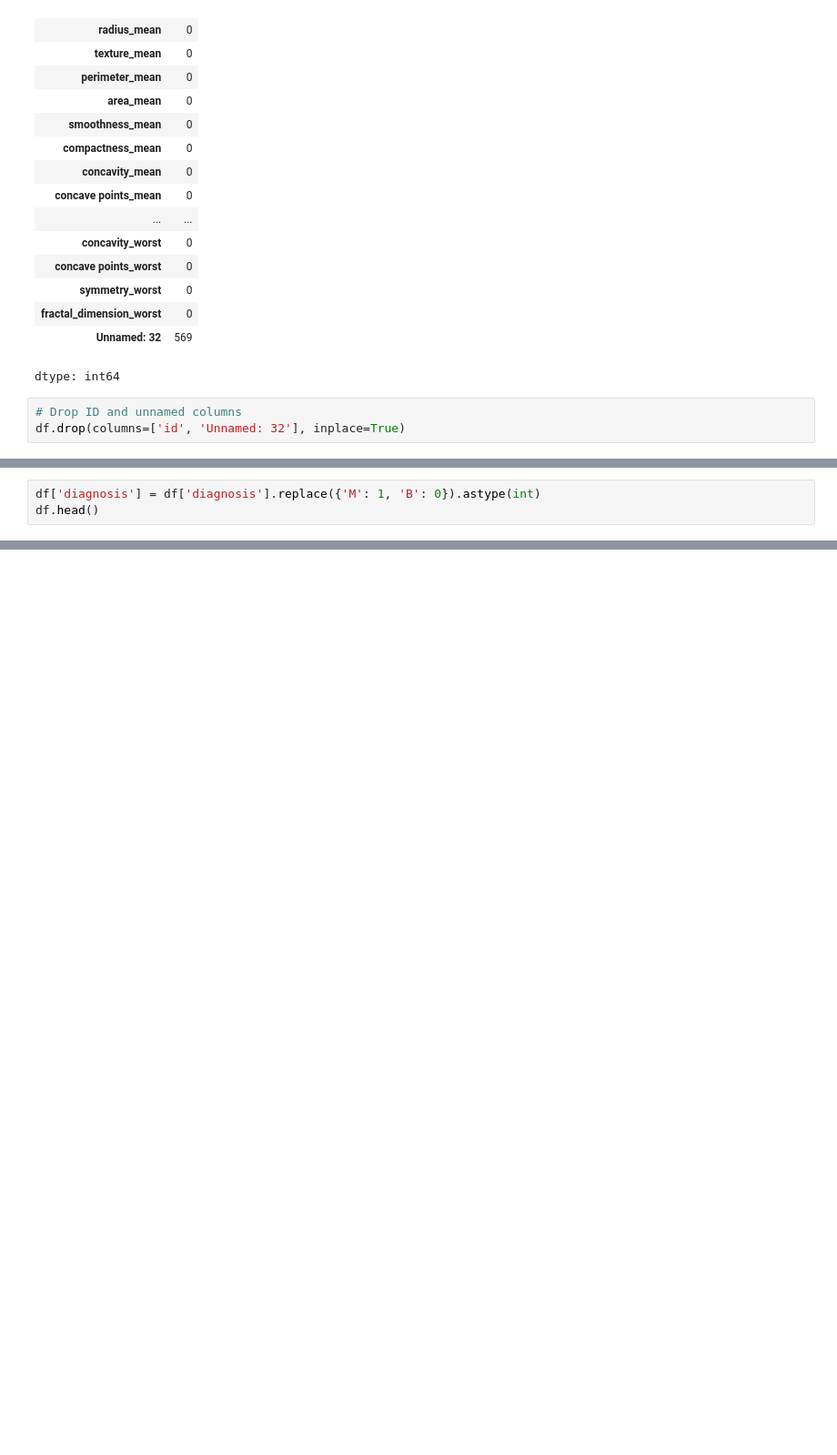
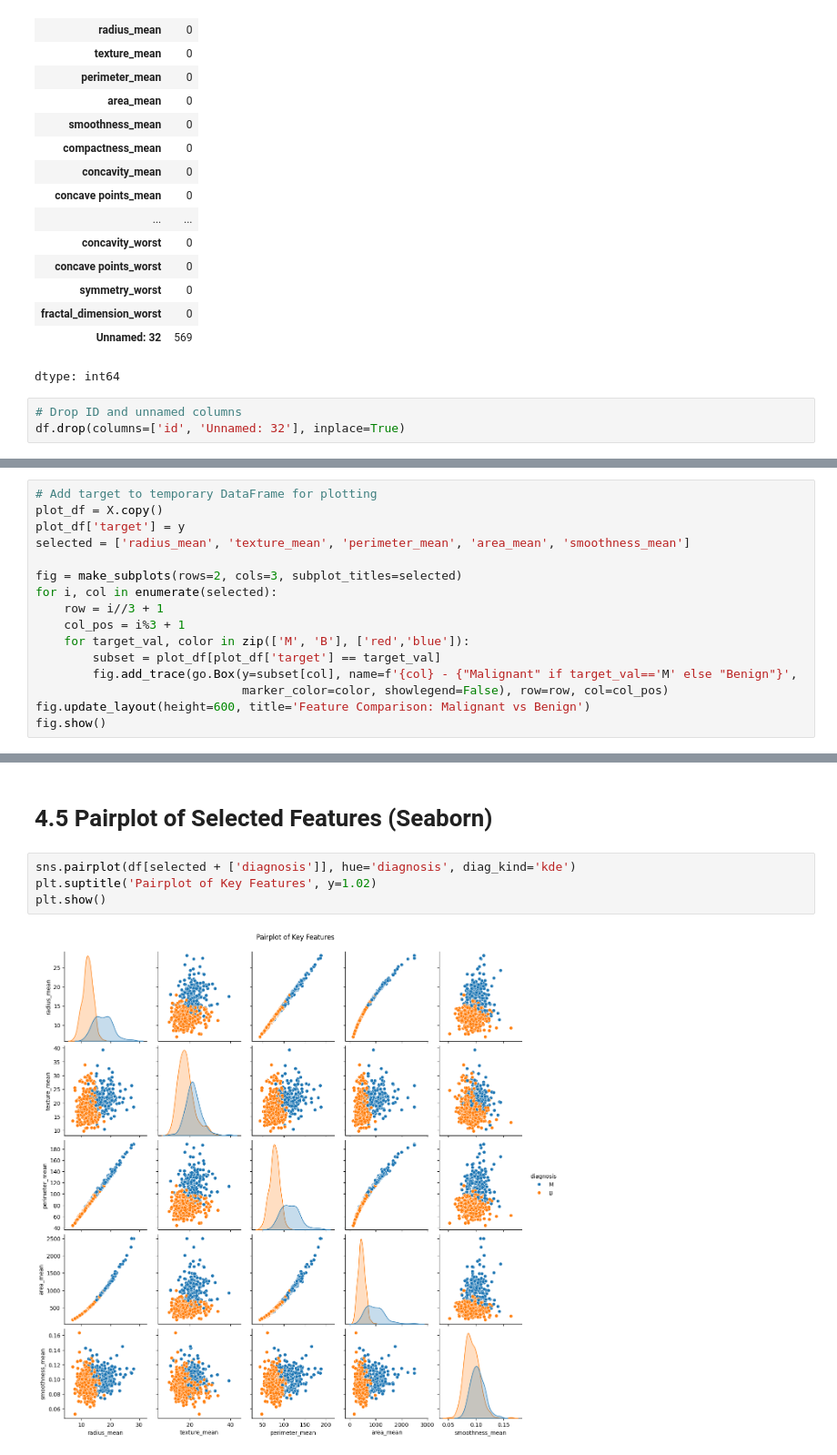
Before and after one commit to usama488/Data-science, a Jupyter notebook: _(EDA)_on_Breast_Cancer_Dataset.ipynb, the cells around one changed output, grey strips where cells are left out. Shown at 91% size. Drawn from its saved outputs; the diff is of its cells as text; blank space fills up the shorter version.

```diff
--- a/_(EDA)_on_Breast_Cancer_Dataset.ipynb
+++ b/_(EDA)_on_Breast_Cancer_Dataset.ipynb
@@ -178,3 +146,0 @@ To enable numerical correlation calculations, I will convert the 'diagnosis' col
-# %%
-df['diagnosis'] = df['diagnosis'].replace({'M': 1, 'B': 0}).astype(int)
-df.head()
@@ -220,0 +191,16 @@ The task is complete.
+# %%
+# Add target to temporary DataFrame for plotting
+plot_df = X.copy()
+plot_df['target'] = y
+selected = ['radius_mean', 'texture_mean', 'perimeter_mean', 'area_mean', 'smoothness_mean']
+
+fig = make_subplots(rows=2, cols=3, subplot_titles=selected)
+for i, col in enumerate(selected):
+    row = i//3 + 1
+    col_pos = i%3 + 1
+    for target_val, color in zip(['M', 'B'], ['red','blue']):
+        subset = plot_df[plot_df['target'] == target_val]
+        fig.add_trace(go.Box(y=subset[col], name=f'{col} - {"Malignant" if target_val=='M' else "Benign"}',
+                             marker_color=color, showlegend=False), row=row, col=col_pos)
+fig.update_layout(height=600, title='Feature Comparison: Malignant vs Benign')
+fig.show()
@@ -220,0 +220,8 @@ The task is complete.
+# %% [markdown]
+# 4.5 Pairplot of Selected Features (Seaborn)
+# %%
+sns.pairplot(df[selected + ['diagnosis']], hue='diagnosis', diag_kind='kde')
+plt.suptitle('Pairplot of Key Features', y=1.02)
+plt.show()
+# %% [output]
+[figure, added]
```
Also changed, not shown: parts of 63 cells of this notebook.
